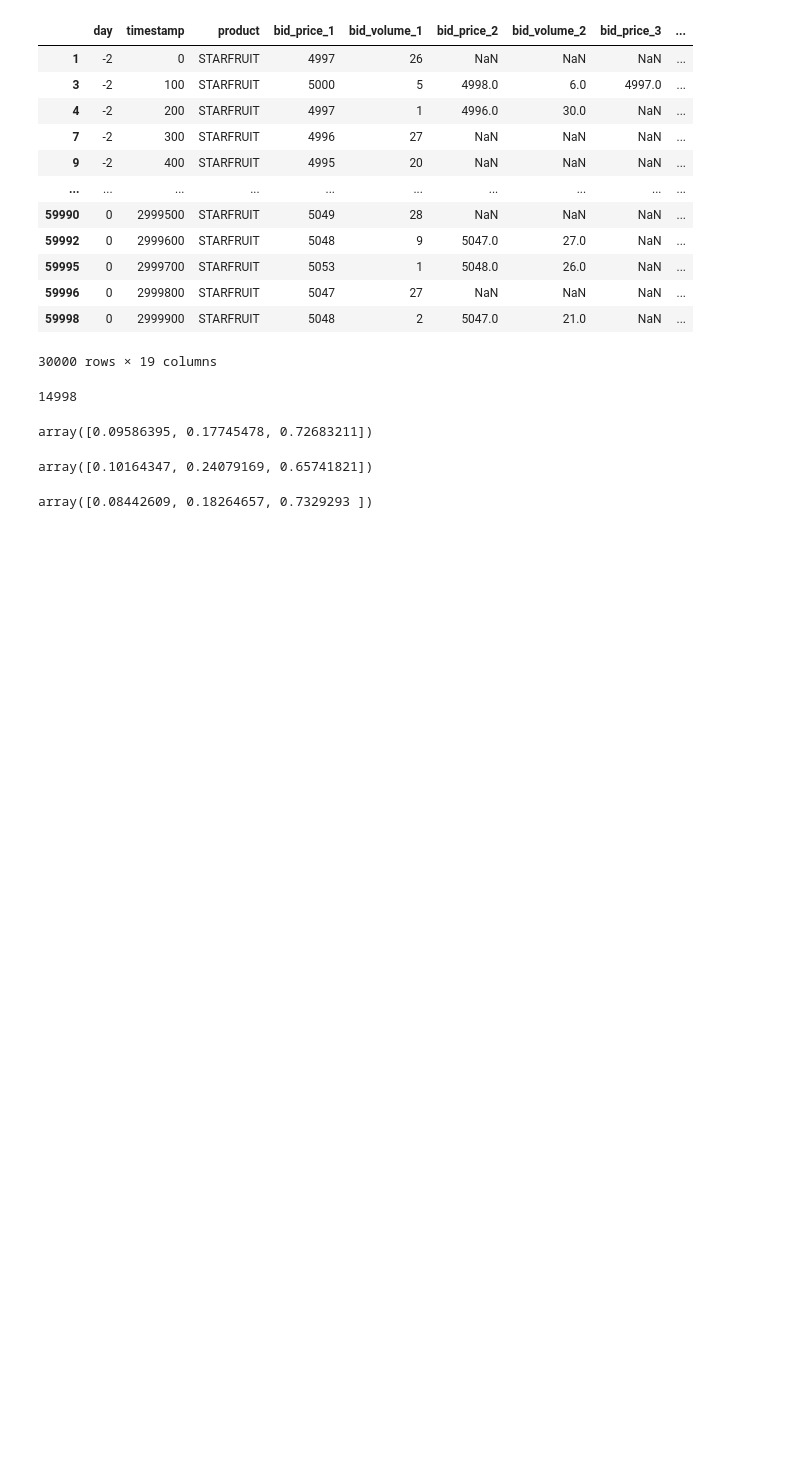
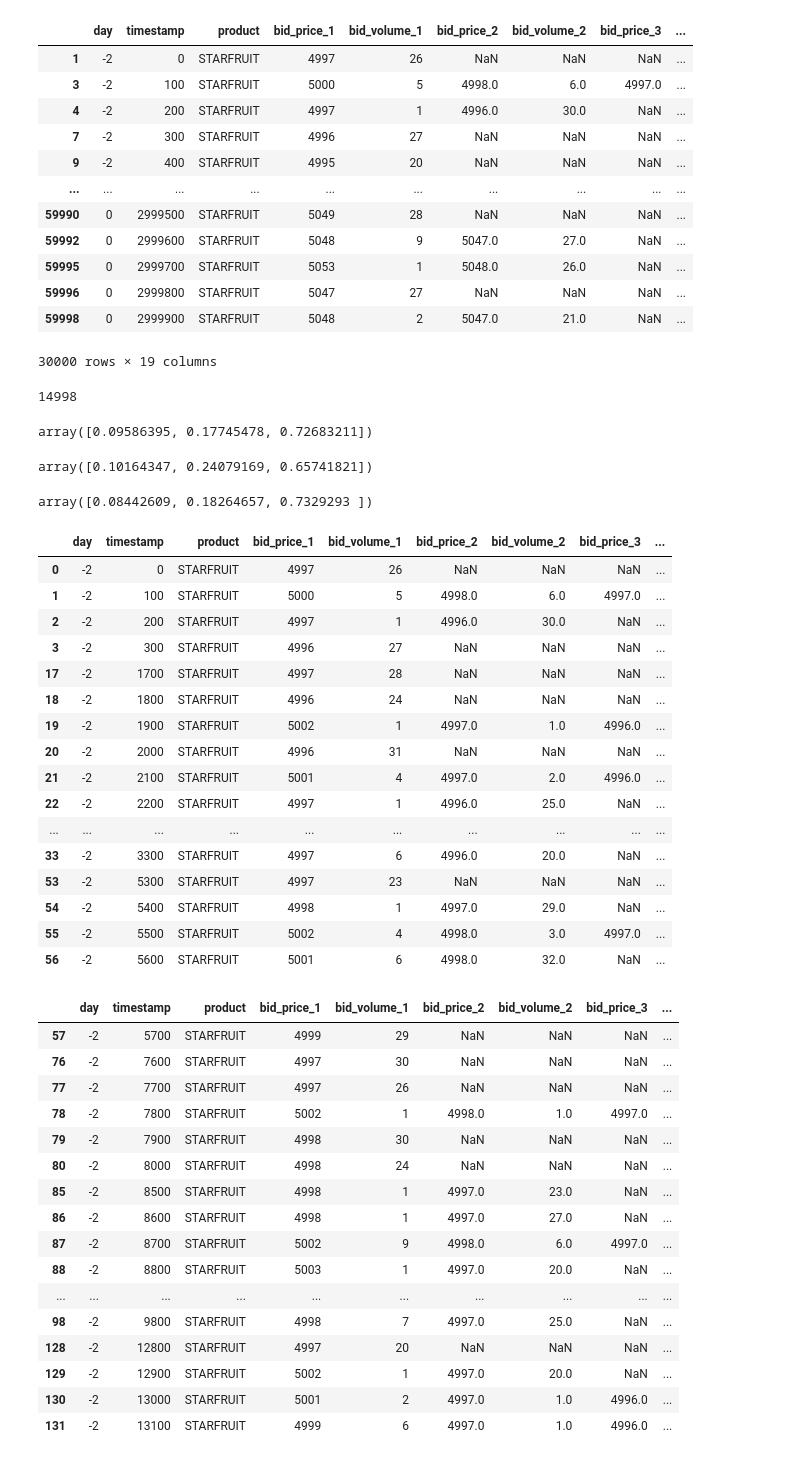
Before and after one commit to felixpoirier1/Prosperity, a Jupyter notebook: test.ipynb, the cells around one changed output. Saved outputs shown, nothing was run; the diff lists cells and outputs as text; code cells hidden in the pictures; blank space fills up the shorter version.

Commit message:
Test reversal events

```diff
--- a/test.ipynb
+++ b/test.ipynb
@@ -1536,3 +1536,51 @@ array([0.10164347, 0.24079169, 0.65741821])
 weight_mid_test[index_weighted].coef[::-1]
 # %% [output]
 array([0.08442609, 0.18264657, 0.7329293 ])
+# %%
+sdf_ind = sdf.copy()
+sdf_ind.reset_index(drop=True, inplace=True)
+# %%
+diff_test = sdf_ind[~sdf_ind.bid_price_3.isna()].timestamp.diff()
+
+infd = diff_test.index
+# %%
+signal_df = sdf_ind[(sdf_ind.index.isin(infd)) | sdf_ind.index.isin(infd+1) | (sdf_ind.index.isin(infd-1)) | (sdf_ind.index.isin(infd-2)) | (sdf_ind.index.isin(infd+2))].copy()
+signal_df['signal'] = signal_df['mid_price'] - signal_df['bid_price_1']
+
+display(signal_df.iloc[:20])
+signal_df.iloc[20:40]
+# %% [output]
+|  | day | timestamp | product | bid_price_1 | bid_volume_1 | bid_price_2 | bid_volume_2 | bid_price_3 | ... |
+| 0 | -2 | 0 | STARFRUIT | 4997 | 26 | NaN | NaN | NaN | ... |
+| 1 | -2 | 100 | STARFRUIT | 5000 | 5 | 4998.0 | 6.0 | 4997.0 | ... |
+| 2 | -2 | 200 | STARFRUIT | 4997 | 1 | 4996.0 | 30.0 | NaN | ... |
+| 3 | -2 | 300 | STARFRUIT | 4996 | 27 | NaN | NaN | NaN | ... |
+| 17 | -2 | 1700 | STARFRUIT | 4997 | 28 | NaN | NaN | NaN | ... |
+| 18 | -2 | 1800 | STARFRUIT | 4996 | 24 | NaN | NaN | NaN | ... |
+| 19 | -2 | 1900 | STARFRUIT | 5002 | 1 | 4997.0 | 1.0 | 4996.0 | ... |
+| 20 | -2 | 2000 | STARFRUIT | 4996 | 31 | NaN | NaN | NaN | ... |
+| 21 | -2 | 2100 | STARFRUIT | 5001 | 4 | 4997.0 | 2.0 | 4996.0 | ... |
+| 22 | -2 | 2200 | STARFRUIT | 4997 | 1 | 4996.0 | 25.0 | NaN | ... |
+| ... | ... | ... | ... | ... | ... | ... | ... | ... | ... |
+| 33 | -2 | 3300 | STARFRUIT | 4997 | 6 | 4996.0 | 20.0 | NaN | ... |
+| 53 | -2 | 5300 | STARFRUIT | 4997 | 23 | NaN | NaN | NaN | ... |
+| 54 | -2 | 5400 | STARFRUIT | 4998 | 1 | 4997.0 | 29.0 | NaN | ... |
+| 55 | -2 | 5500 | STARFRUIT | 5002 | 4 | 4998.0 | 3.0 | 4997.0 | ... |
+| 56 | -2 | 5600 | STARFRUIT | 5001 | 6 | 4998.0 | 32.0 | NaN | ... |
+|  | day | timestamp | product | bid_price_1 | bid_volume_1 | bid_price_2 | bid_volume_2 | bid_price_3 | ... |
+| 57 | -2 | 5700 | STARFRUIT | 4999 | 29 | NaN | NaN | NaN | ... |
+| 76 | -2 | 7600 | STARFRUIT | 4997 | 30 | NaN | NaN | NaN | ... |
+| 77 | -2 | 7700 | STARFRUIT | 4997 | 26 | NaN | NaN | NaN | ... |
+| 78 | -2 | 7800 | STARFRUIT | 5002 | 1 | 4998.0 | 1.0 | 4997.0 | ... |
+| 79 | -2 | 7900 | STARFRUIT | 4998 | 30 | NaN | NaN | NaN | ... |
+| 80 | -2 | 8000 | STARFRUIT | 4998 | 24 | NaN | NaN | NaN | ... |
+| 85 | -2 | 8500 | STARFRUIT | 4998 | 1 | 4997.0 | 23.0 | NaN | ... |
+| 86 | -2 | 8600 | STARFRUIT | 4998 | 1 | 4997.0 | 27.0 | NaN | ... |
+| 87 | -2 | 8700 | STARFRUIT | 5002 | 9 | 4998.0 | 6.0 | 4997.0 | ... |
+| 88 | -2 | 8800 | STARFRUIT | 5003 | 1 | 4997.0 | 20.0 | NaN | ... |
+| ... | ... | ... | ... | ... | ... | ... | ... | ... | ... |
+| 98 | -2 | 9800 | STARFRUIT | 4998 | 7 | 4997.0 | 25.0 | NaN | ... |
+| 128 | -2 | 12800 | STARFRUIT | 4997 | 20 | NaN | NaN | NaN | ... |
+| 129 | -2 | 12900 | STARFRUIT | 5002 | 1 | 4997.0 | 20.0 | NaN | ... |
+| 130 | -2 | 13000 | STARFRUIT | 5001 | 2 | 4997.0 | 1.0 | 4996.0 | ... |
+| 131 | -2 | 13100 | STARFRUIT | 4999 | 6 | 4997.0 | 1.0 | 4996.0 | ... |
```
Also changed, not shown: parts of 27 cells of this notebook, 4 other files.
